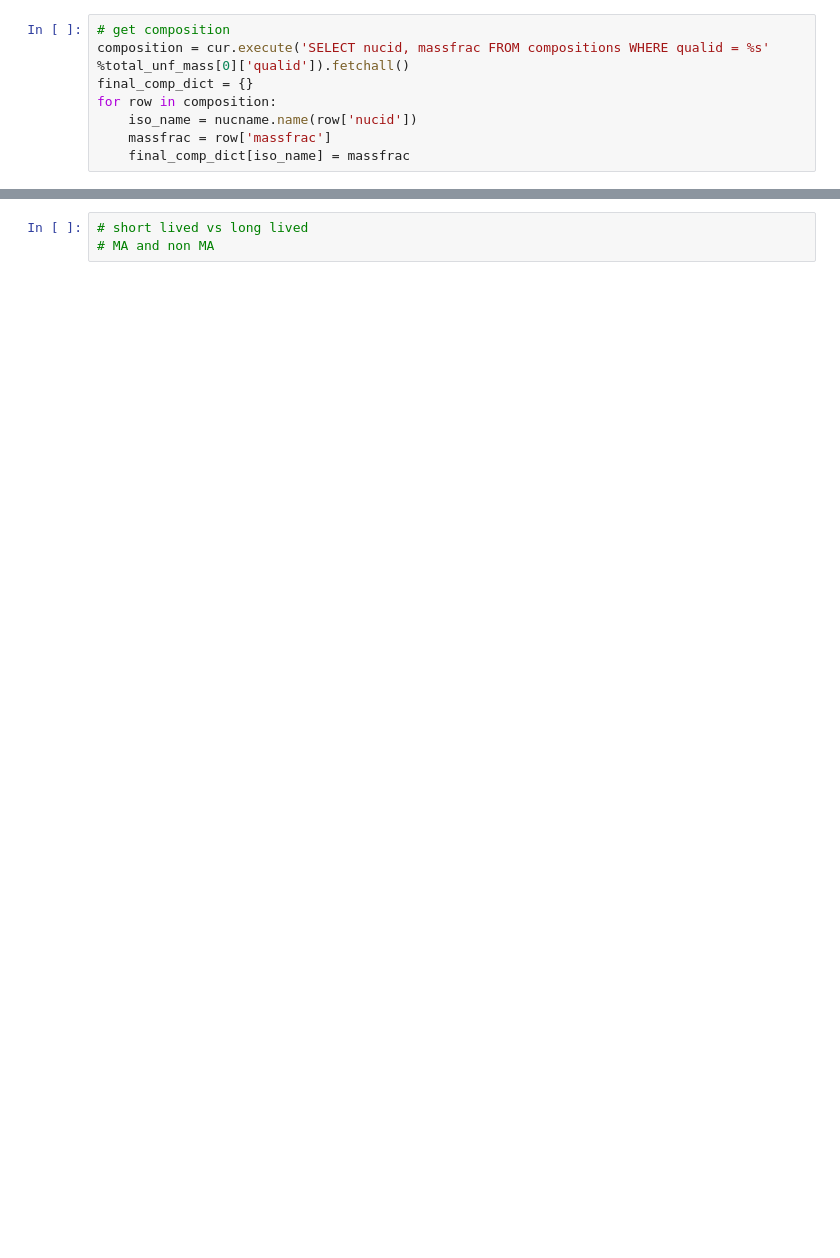
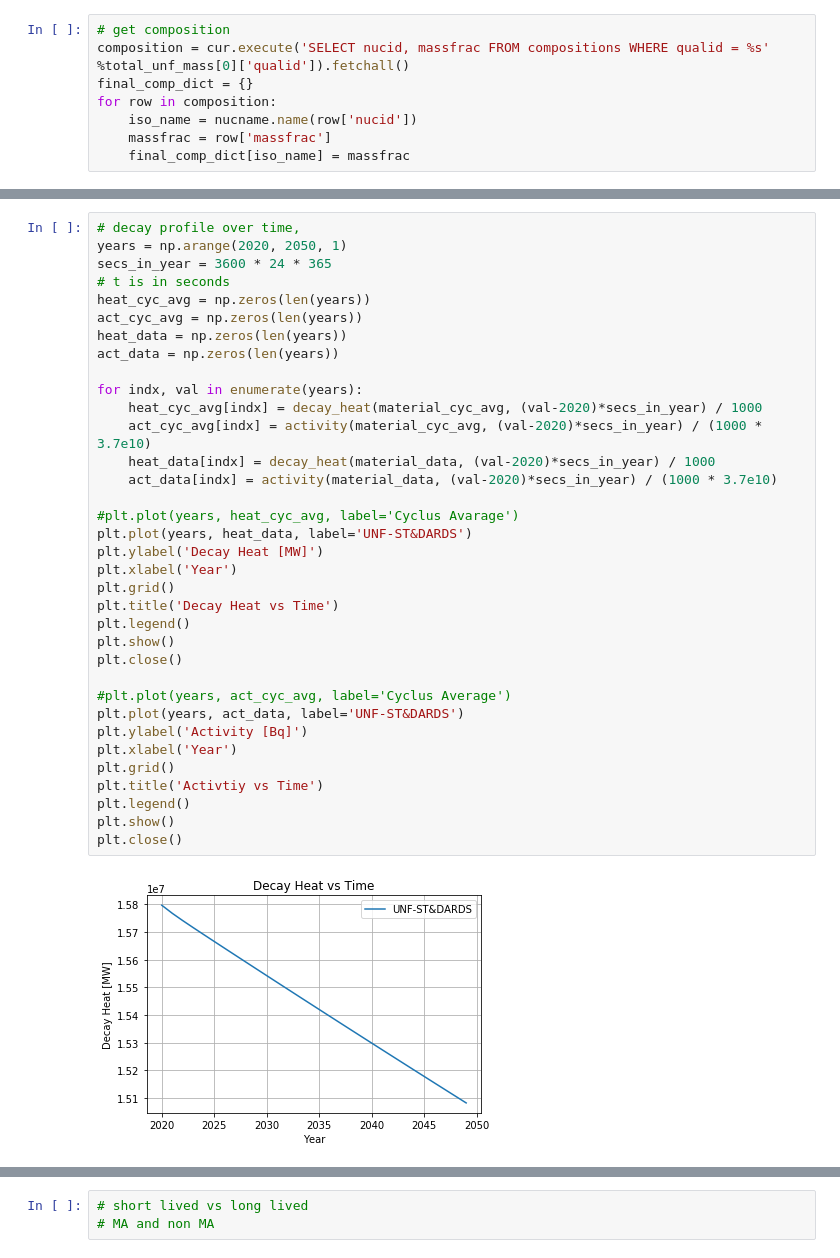
Before and after one commit to arfc/udb_reactor, a Jupyter notebook: scripts/analysis.ipynb, the cells around one changed output, grey strips where cells are left out. Cells and saved outputs as stored; diff of their text form; blank space fills up the shorter version.

```diff
--- a/scripts/analysis.ipynb
+++ b/scripts/analysis.ipynb
@@ -190,0 +292,37 @@ plt.show()
+# %%
+# decay profile over time,
+years = np.arange(2020, 2050, 1)
+secs_in_year = 3600 * 24 * 365
+# t is in seconds
+heat_cyc_avg = np.zeros(len(years))
+act_cyc_avg = np.zeros(len(years))
+heat_data = np.zeros(len(years))
+act_data = np.zeros(len(years))
+
+for indx, val in enumerate(years):
+    heat_cyc_avg[indx] = decay_heat(material_cyc_avg, (val-2020)*secs_in_year) / 1000
+    act_cyc_avg[indx] = activity(material_cyc_avg, (val-2020)*secs_in_year) / (1000 * 3.7e10)
+    heat_data[indx] = decay_heat(material_data, (val-2020)*secs_in_year) / 1000
+    act_data[indx] = activity(material_data, (val-2020)*secs_in_year) / (1000 * 3.7e10)
+
+#plt.plot(years, heat_cyc_avg, label='Cyclus Avarage')
+plt.plot(years, heat_data, label='UNF-ST&DARDS')
+plt.ylabel('Decay Heat [MW]')
+plt.xlabel('Year')
+plt.grid()
+plt.title('Decay Heat vs Time')
+plt.legend()
+plt.show()
+plt.close()
+
+#plt.plot(years, act_cyc_avg, label='Cyclus Average')
+plt.plot(years, act_data, label='UNF-ST&DARDS')
+plt.ylabel('Activity [Bq]')
+plt.xlabel('Year')
+plt.grid()
+plt.title('Activtiy vs Time')
+plt.legend()
+plt.show()
+plt.close()
+# %% [output]
+[figure, added]
```
Also changed, not shown: parts of 9 cells of this notebook.
